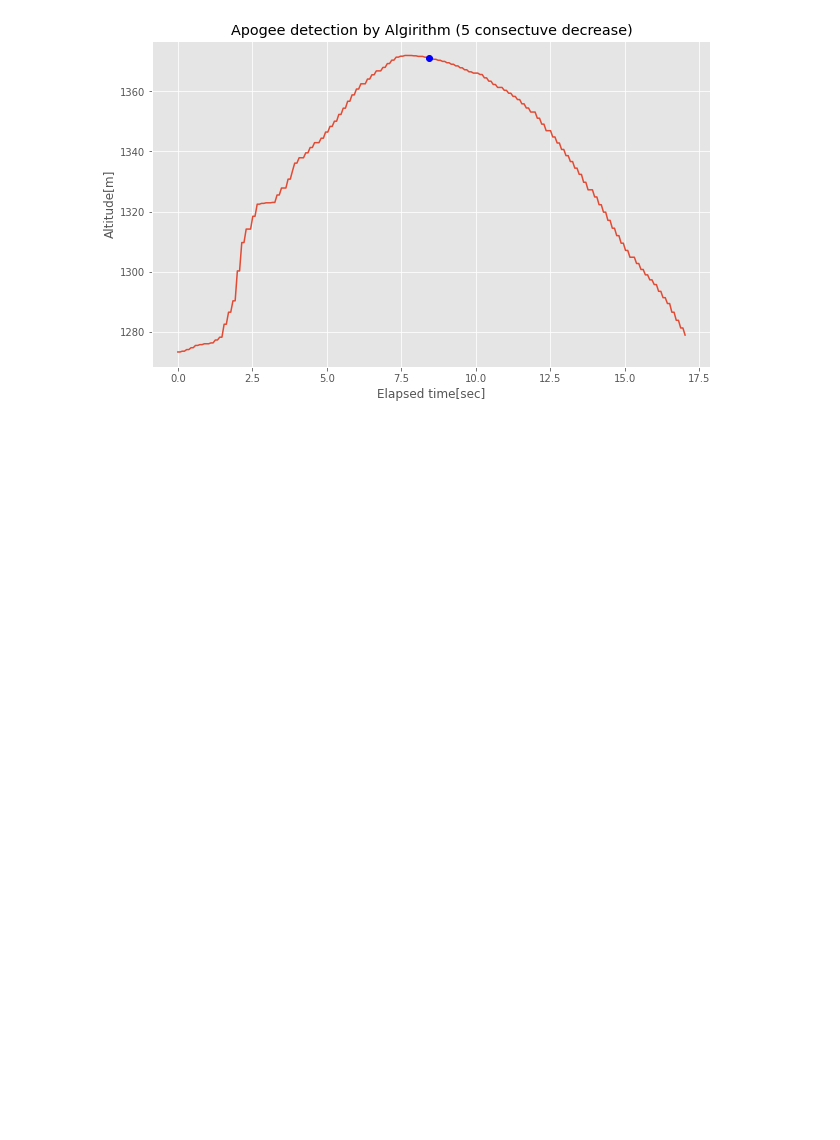
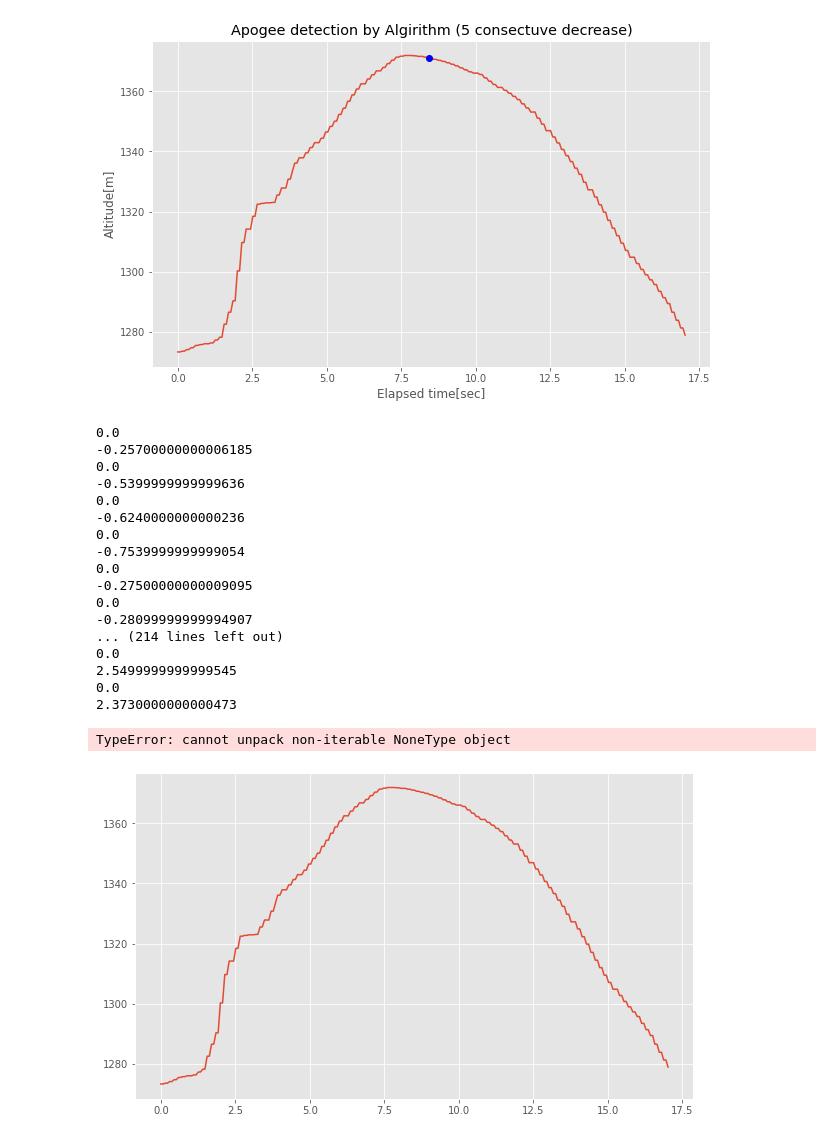
Before and after one commit to shohei/apogee-detection, a Jupyter notebook: N-3_rocket/(Filtered) Apogee_detection_logic_N3.ipynb, the cells around one changed output. Drawn from its saved outputs; the diff is of its cells as text; code cells hidden in the pictures; blank space fills up the shorter version.

Commit message:
added another algorithm (5 m difference)

```diff
--- a/N-3_rocket/(Filtered) Apogee_detection_logic_N3.ipynb
+++ b/N-3_rocket/(Filtered) Apogee_detection_logic_N3.ipynb
@@ -127,3 +138,56 @@ print()
 5,4,3,2,1,0,
 Apogee detected at 114 frame. Apogee: 1371.066 [m]
 [figure]
+# %%
+# Apogee detection algorithm 1
+# If there is 5 times consecutive decrease in altitude, it is recognized as the apogee.
+def detect2(xs,DISTANCE):
+    last = xs[0]
+    for i,cur in enumerate(xs[1:]):
+        dist = last - cur
+        print(dist)
+        if (dist > DISTANCE):
+            print("Apogee detected at {0} frame. Apogee: {1} [m]".format(i+1,cur))
+            return(i+1,cur)
+        last = cur
+# %%
+fig, ax = plt.subplots(1, 1,figsize=(10,6))
+alt = np.array(df2)
+n_sample = len(alt)
+# sampling_period = 0.2
+sampling_period = 0.074
+# 74ms
+t = np.arange(0,n_sample*sampling_period,sampling_period)
+ax.plot(t,alt)
+
+
+DISTANCE = 5
+[frame,apogee] = detect2(alt, DISTANCE)
+x = sampling_period*frame
+y = df2.iloc[frame]
+ax.plot(x,y,'bo')
+
+plt.xlabel('Elapsed time[sec]')
+plt.ylabel('Altitude[m]')
+plt.title("Apogee detection by Algirithm ({0}m decrease)".format(DISTANCE))
+print()
+# %% [output]
+0.0
+-0.25700000000006185
+0.0
+-0.5399999999999636
+0.0
+-0.6240000000000236
+0.0
+-0.7539999999999054
+0.0
+-0.27500000000009095
+0.0
+-0.28099999999994907
+... (214 lines left out)
+0.0
+2.5499999999999545
+0.0
+2.3730000000000473
+TypeError: cannot unpack non-iterable NoneType object
+[figure, added]
```
Also changed, not shown: parts of 7 cells of this notebook, 1 other file.
